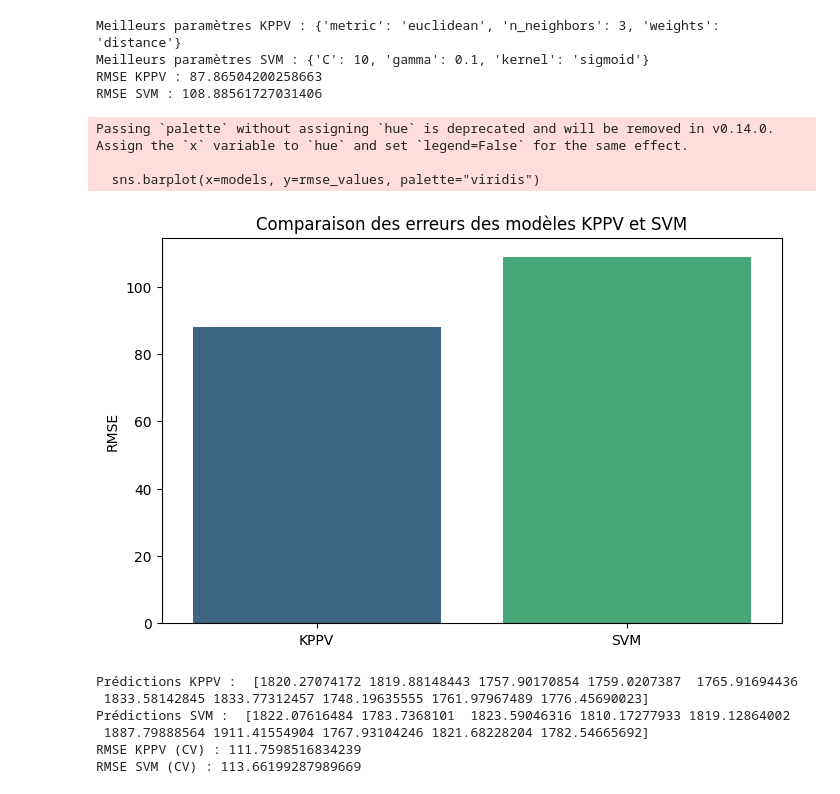
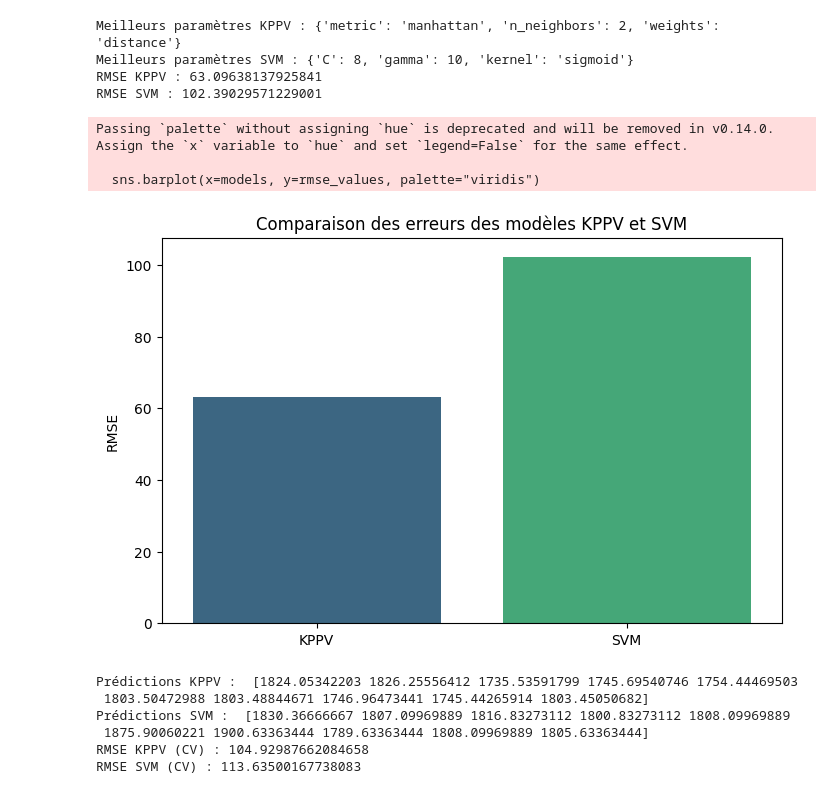
Before and after one commit to leaajo/APST, a Jupyter notebook: second_study/3_kppv_noyau.ipynb, the cells around one changed output. Saved outputs shown, nothing was run; the diff lists cells and outputs as text; code cells hidden in the pictures.

```diff
--- a/second_study/3_kppv_noyau.ipynb
+++ b/second_study/3_kppv_noyau.ipynb
@@ -41,12 +41,12 @@ kppv = KNeighborsRegressor()
 
 # Optimisation des hyperparamètres de KPPV
 param_grid_kppv = {
-    "n_neighbors": [3, 5, 7, 10, 15],  # Valeurs possibles de k
+    "n_neighbors": [2, 3, 4, 5, 6, 7, 10, 15],  # Valeurs possibles de k
     "metric": ["euclidean", "manhattan", "minkowski"],  # Différentes métriques de distance
     "weights": ["uniform", "distance"]  # Poids des voisins
 }
 
-grid_search_kppv = GridSearchCV(kppv, param_grid_kppv, cv=10, n_jobs=-1)
+grid_search_kppv = GridSearchCV(kppv, param_grid_kppv, cv=5, n_jobs=-1)
 grid_search_kppv.fit(X_train_scaled, y_train)
 
 # Meilleurs paramètres et performance du modèle KPPV
@@ -61,11 +61,11 @@ svm = SVR()
 # Optimisation des hyperparamètres de SVM
 param_grid_svm = {
     "kernel": ["linear", "poly", "rbf", "sigmoid"],  # Types de noyau
-    "C": [0.1, 1, 10, 100],  # Paramètre de régularisation
+    "C": [0.1, 1, 3, 5, 8, 10, 100],  # Paramètre de régularisation
     "gamma": ["scale", "auto", 0.1, 1, 10]  # Paramètre gamma pour les noyaux non linéaires
 }
 
-grid_search_svm = GridSearchCV(svm, param_grid_svm, cv=10, n_jobs=-1)
+grid_search_svm = GridSearchCV(svm, param_grid_svm, cv=5, n_jobs=-1)
 grid_search_svm.fit(X_train_scaled, y_train)
 
 # Meilleurs paramètres et performance du modèle SVM
@@ -80,44 +80,44 @@ rmse_svm = np.sqrt(mean_squared_error(y_test, y_pred_svm))
 
 print(f"RMSE KPPV : {rmse_kppv}")
 print(f"RMSE SVM : {rmse_svm}")
 
 # Comparaison des erreurs
 models = ['KPPV', 'SVM']
 rmse_values = [rmse_kppv, rmse_svm]
 
 # Création d'un graphique de comparaison des RMSE
 plt.figure(figsize=(8, 5))
 sns.barplot(x=models, y=rmse_values, palette="viridis")
 plt.ylabel('RMSE')
 plt.title('Comparaison des erreurs des modèles KPPV et SVM')
 plt.show()
 
 # Afficher les prédictions
 print("Prédictions KPPV : ", y_pred_kppv[:10])
 print("Prédictions SVM : ", y_pred_svm[:10])
 
 from sklearn.model_selection import cross_val_score
 # Évaluation par validation croisée directement sur X_train
 rmse_kppv_cv = np.sqrt(-cross_val_score(kppv_best, X_train_scaled, y_train, cv=10, scoring='neg_mean_squared_error').mean())
 rmse_svm_cv = np.sqrt(-cross_val_score(svm_best, X_train_scaled, y_train, cv=10, scoring='neg_mean_squared_error').mean())
 
 print(f"RMSE KPPV (CV) : {rmse_kppv_cv}")
 print(f"RMSE SVM (CV) : {rmse_svm_cv}")
 # %% [output]
-Meilleurs paramètres KPPV : {'metric': 'euclidean', 'n_neighbors': 3, 'weights': 'distance'}
-Meilleurs paramètres SVM : {'C': 10, 'gamma': 0.1, 'kernel': 'sigmoid'}
-RMSE KPPV : 87.86504200258663
-RMSE SVM : 108.88561727031406
+Meilleurs paramètres KPPV : {'metric': 'manhattan', 'n_neighbors': 2, 'weights': 'distance'}
+Meilleurs paramètres SVM : {'C': 8, 'gamma': 10, 'kernel': 'sigmoid'}
+RMSE KPPV : 63.09638137925841
+RMSE SVM : 102.39029571229001
 Passing `palette` without assigning `hue` is deprecated and will be removed in v0.14.0. Assign the `x` variable to `hue` and set `legend=False` for the same effect.
 
   sns.barplot(x=models, y=rmse_values, palette="viridis")
-[figure, old version]
+[figure, new version]
-Prédictions KPPV :  [1820.27074172 1819.88148443 1757.90170854 1759.0207387  1765.91694436
- 1833.58142845 1833.77312457 1748.19635555 1761.97967489 1776.45690023]
-Prédictions SVM :  [1822.07616484 1783.7368101  1823.59046316 1810.17277933 1819.12864002
- 1887.79888564 1911.41554904 1767.93104246 1821.68228204 1782.54665692]
-RMSE KPPV (CV) : 111.7598516834239
-RMSE SVM (CV) : 113.66199287989669
+Prédictions KPPV :  [1824.05342203 1826.25556412 1735.53591799 1745.69540746 1754.44469503
+ 1803.50472988 1803.48844671 1746.96473441 1745.44265914 1803.45050682]
+Prédictions SVM :  [1830.36666667 1807.09969889 1816.83273112 1800.83273112 1808.09969889
+ 1875.90060221 1900.63363444 1789.63363444 1808.09969889 1805.63363444]
+RMSE KPPV (CV) : 104.92987662084658
+RMSE SVM (CV) : 113.63500167738083
 # %%
 # Créer un DataFrame pour mieux gérer les données
 results = pd.DataFrame({
```
Also changed, not shown: parts of 2 cells of this notebook, 3 other files.
